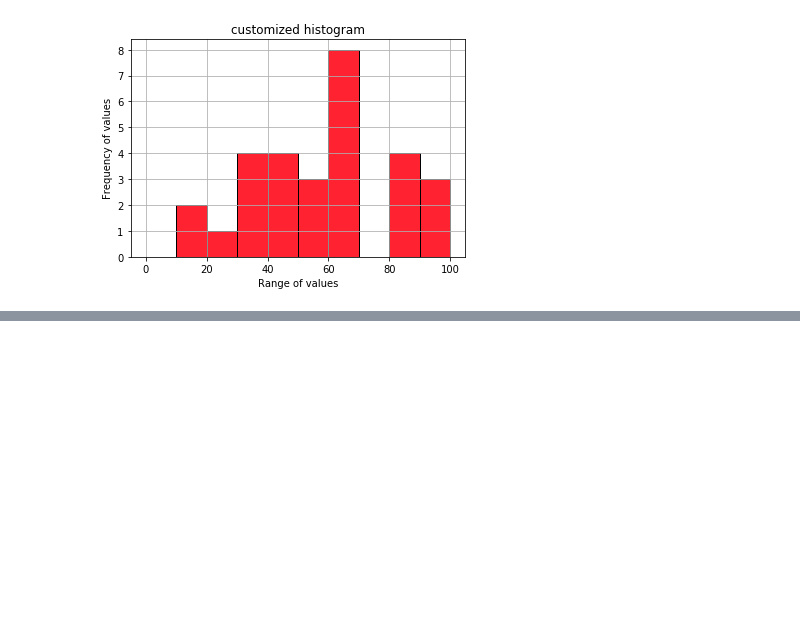
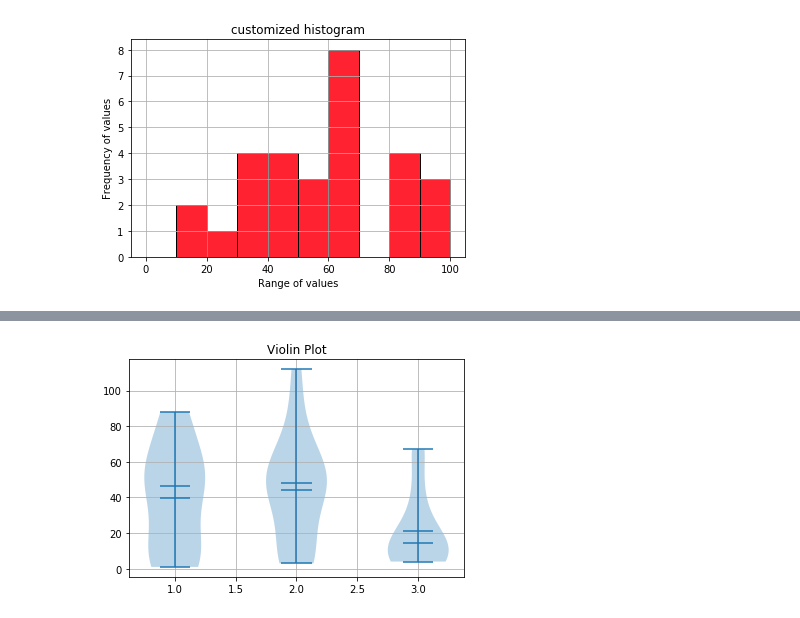
Before and after one commit to sahityakmr/Albatross, a Jupyter notebook: libraries/matplotlib_various_plots.ipynb, the cells around one changed output, grey strips where cells are left out. Drawn from its saved outputs; the diff is of its cells as text; code cells hidden in the pictures; blank space fills up the shorter version.

```diff
--- a/libraries/matplotlib_various_plots.ipynb
+++ b/libraries/matplotlib_various_plots.ipynb
@@ -109,0 +124,8 @@ plt.show()
+# %%
+# violin plot
+plt.violinplot(data, showmeans = True, showmedians = True)
+plt.title('Violin Plot')
+plt.grid(True)
+plt.show()
+# %% [output]
+[figure, added]
```
Also changed, not shown: parts of 4 cells of this notebook, 1 other file.
